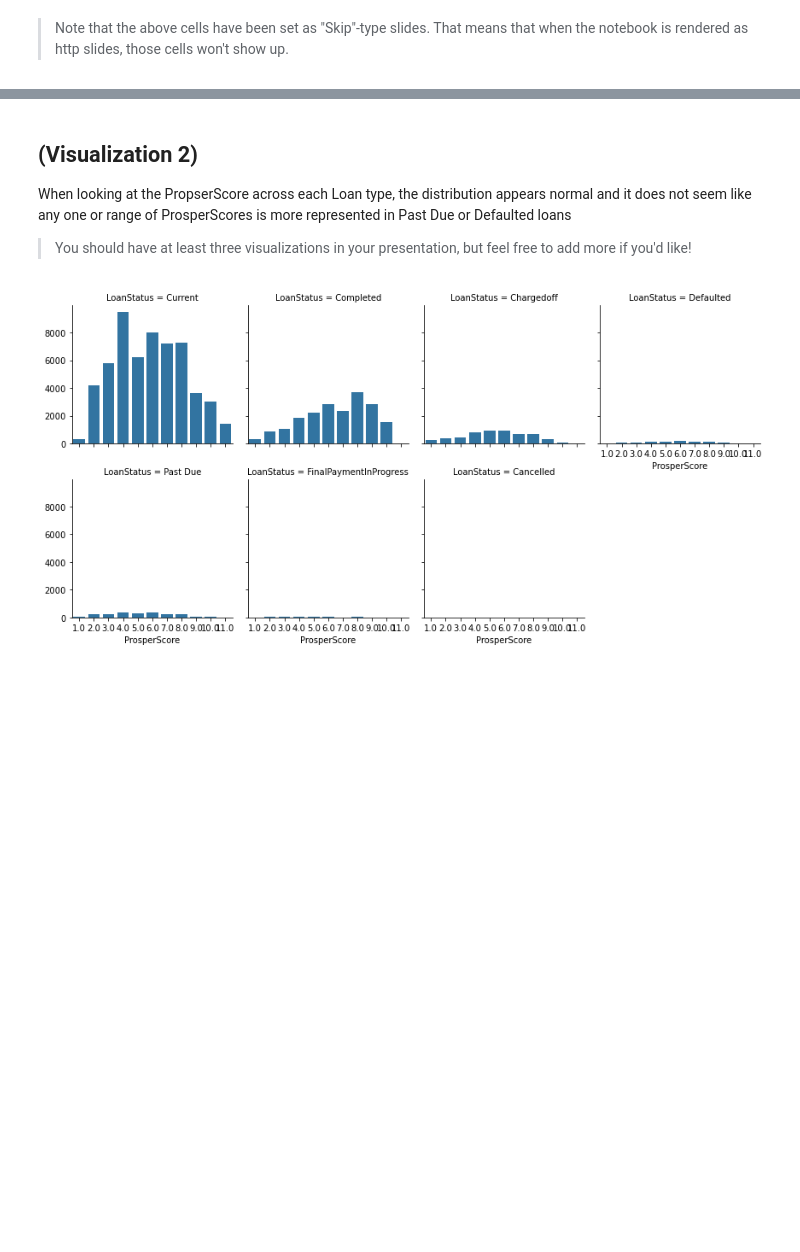
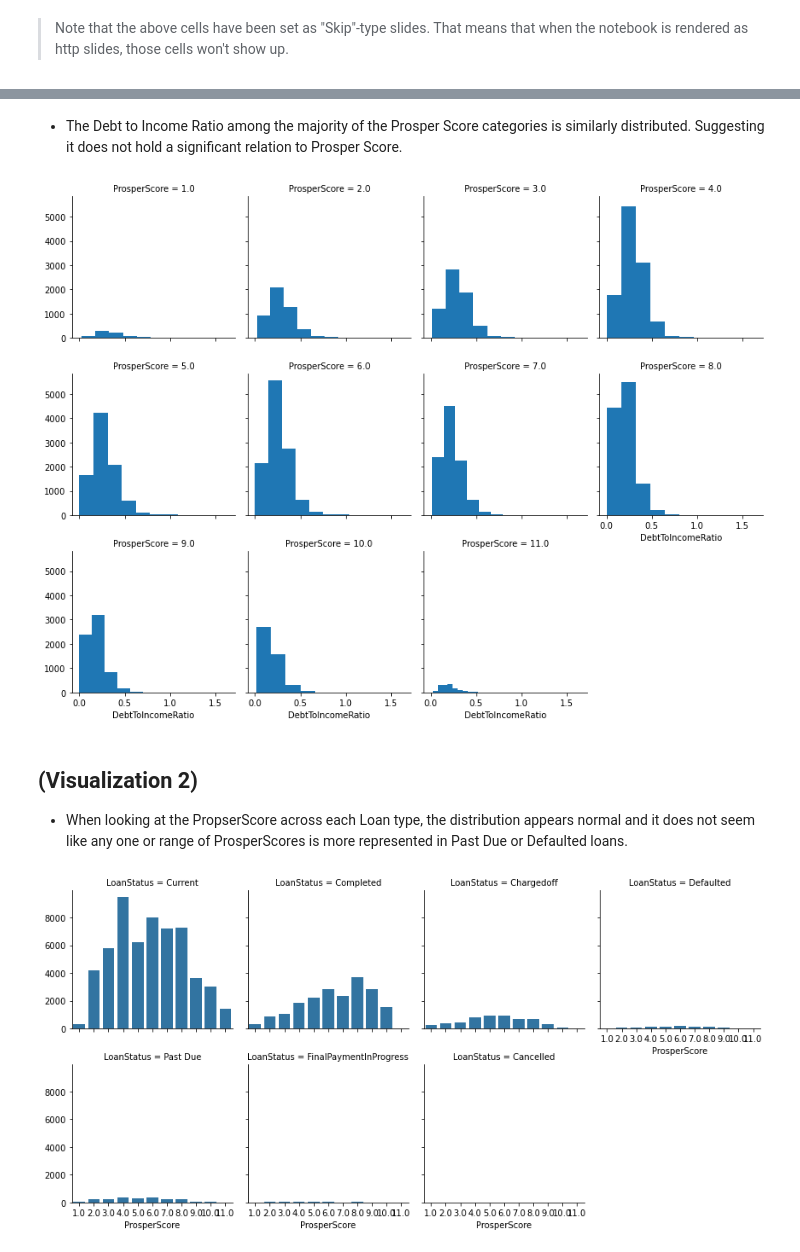
Before and after one commit to verispp/Udacity-communicate-data-findings, a Jupyter notebook: slide_deck_template.ipynb, the cells around one changed output, grey strips where cells are left out. Drawn from its saved outputs; the diff is of its cells as text; code cells hidden in the pictures; blank space fills up the shorter version.

```diff
--- a/slide_deck_template.ipynb
+++ b/slide_deck_template.ipynb
@@ -59,8 +55,12 @@ the next cell, as a sub-slide type. Make sure your visualizations are polished!
+# %% [markdown]
+* The Debt to Income Ratio among the majority of the Prosper Score categories is similarly distributed. Suggesting it does not hold a significant relation to Prosper Score.
+# %%
+g = sns.FacetGrid(data = loans.query('DebtToIncomeRatio < 1.67'), col = 'ProsperScore', col_wrap=4, margin_titles=True)
+g.map(plt.hist, "DebtToIncomeRatio");
+# %% [output]
+[figure, added]
 # %% [markdown]
 ## (Visualization 2)
 
-When looking at the PropserScore across each Loan type, the distribution appears normal and it does not seem like any one or range of ProsperScores is more represented in Past Due or Defaulted loans
-
-> You should have at least three visualizations in your presentation,
-but feel free to add more if you'd like!
+* When looking at the PropserScore across each Loan type, the distribution appears normal and it does not seem like any one or range of ProsperScores is more represented in Past Due or Defaulted loans.
 # %%
```
Also changed, not shown: parts of 13 cells of this notebook, 1 other file.
